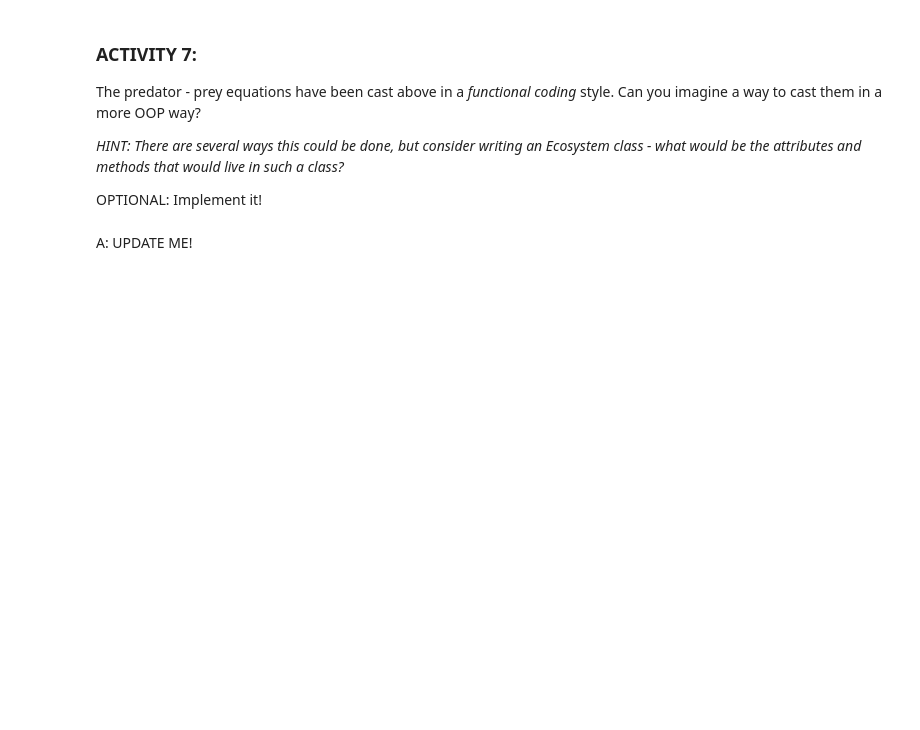
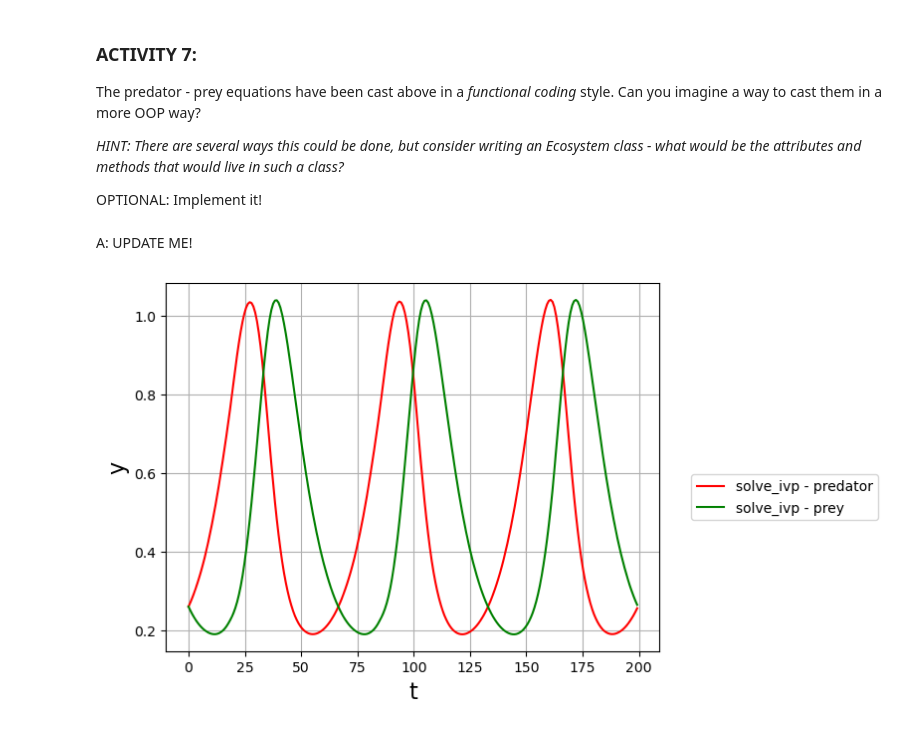
Before and after one commit to Vileh/Topics-In-Sci-Comp, a Jupyter notebook: Notebooks/Week3_LabExercises.ipynb, the cells around one changed output. Saved outputs shown, nothing was run; the diff lists cells and outputs as text; code cells hidden in the pictures; blank space fills up the shorter version.

```diff
--- a/Notebooks/Week3_LabExercises.ipynb
+++ b/Notebooks/Week3_LabExercises.ipynb
@@ -377,0 +479,7 @@ A: UPDATE ME!
+# %%
+lifetime = 200
+my_ecosystem = Ecosystem(0.1,0.2,0.1,0.2,lifetime)
+my_ecosystem.integrate_predator_prey_equation(np.array([1.0, 1.0]))
+my_ecosystem.plot_solution()
+# %% [output]
+[figure, added]
```
Also changed, not shown: parts of 4 cells of this notebook.
